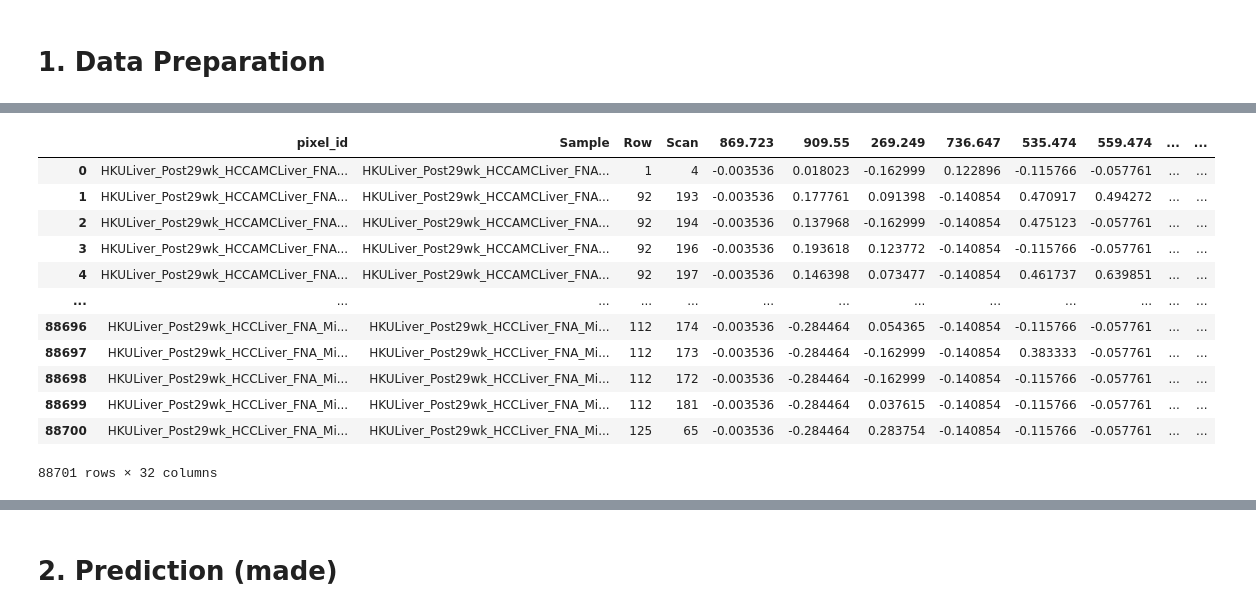
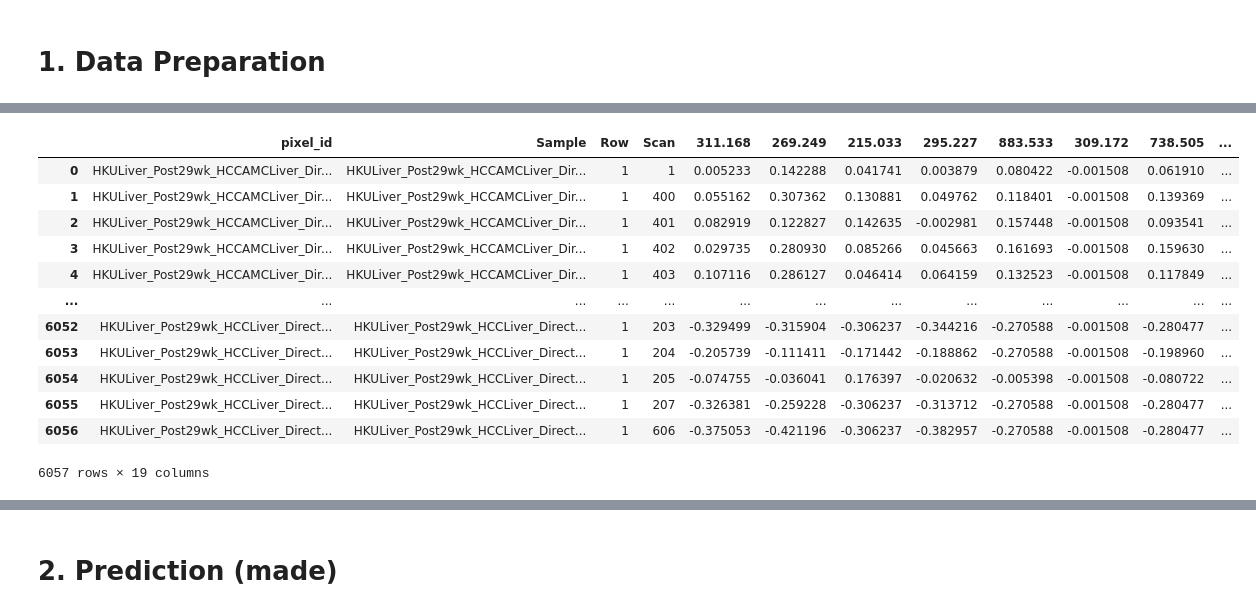
Before and after one commit to TommyNHL/raMSIn, a Jupyter notebook: 9f_ML_Model-apply-0d001.ipynb, the cells around one changed output, grey strips where cells are left out. Saved outputs shown, nothing was run; the diff lists cells and outputs as text; code cells hidden in the pictures.

```diff
--- a/9f_ML_Model-apply-0d001.ipynb
+++ b/9f_ML_Model-apply-0d001.ipynb
@@ -146,26 +161,6 @@ df_ROI_ext.insert(1, 'Row', pop_column)
 pop_column = df_ROI_ext.pop('Sample')
 df_ROI_ext.insert(1, 'Sample', pop_column)
 
-df_ROI_ingested["Sample"] = 0
-df_ROI_ingested["Row"] = 0
-df_ROI_ingested["Scan"] = 0
-df_ROI_ingested_Sample = []
-df_ROI_ingested_Row = []
-df_ROI_ingested_Scan = []
-for i in range(len(df_ROI_ingested["pixel_id"])):
-    df_ROI_ingested_Sample.append("_".join(str(df_ROI_ingested["pixel_id"][i]).split("_")[:-2]))
-    df_ROI_ingested_Row.append(int(str(df_ROI_ingested["pixel_id"][i]).split("_")[-1]))
-    df_ROI_ingested_Scan.append(int(str(df_ROI_ingested["pixel_id"][i]).split("_")[-2]))
-df_ROI_ingested["Sample"] = df_ROI_ingested_Sample
-df_ROI_ingested["Row"] = df_ROI_ingested_Row
-df_ROI_ingested["Scan"] = df_ROI_ingested_Scan
-pop_column = df_ROI_ingested.pop('Scan')
-df_ROI_ingested.insert(1, 'Scan', pop_column)
-pop_column = df_ROI_ingested.pop('Row')
-df_ROI_ingested.insert(1, 'Row', pop_column)
-pop_column = df_ROI_ingested.pop('Sample')
-df_ROI_ingested.insert(1, 'Sample', pop_column)
-
 df_ROI_FNA["Sample"] = 0
 df_ROI_FNA["Row"] = 0
 df_ROI_FNA["Scan"] = 0
@@ -185,27 +180,47 @@ pop_column = df_ROI_FNA.pop('Row')
 df_ROI_FNA.insert(1, 'Row', pop_column)
 pop_column = df_ROI_FNA.pop('Sample')
 df_ROI_FNA.insert(1, 'Sample', pop_column)
+
+df_ROI_Di["Sample"] = 0
+df_ROI_Di["Row"] = 0
+df_ROI_Di["Scan"] = 0
+df_ROI_Di_Sample = []
+df_ROI_Di_Row = []
+df_ROI_Di_Scan = []
+for i in range(len(df_ROI_Di["pixel_id"])):
+    df_ROI_Di_Sample.append("_".join(str(df_ROI_Di["pixel_id"][i]).split("_")[:-2]))
+    df_ROI_Di_Row.append(int(str(df_ROI_Di["pixel_id"][i]).split("_")[-1]))
+    df_ROI_Di_Scan.append(int(str(df_ROI_Di["pixel_id"][i]).split("_")[-2]))
+df_ROI_Di["Sample"] = df_ROI_Di_Sample
+df_ROI_Di["Row"] = df_ROI_Di_Row
+df_ROI_Di["Scan"] = df_ROI_Di_Scan
+pop_column = df_ROI_Di.pop('Scan')
+df_ROI_Di.insert(1, 'Scan', pop_column)
+pop_column = df_ROI_Di.pop('Row')
+df_ROI_Di.insert(1, 'Row', pop_column)
+pop_column = df_ROI_Di.pop('Sample')
+df_ROI_Di.insert(1, 'Sample', pop_column)
 # %%
 df_ROI_train = df_ROI_train.sort_values("Sample", ascending = True).reset_index().drop(columns=["index"])
 df_ROI_ext = df_ROI_ext.sort_values("Sample", ascending = True).reset_index().drop(columns=["index"])
-df_ROI_ingested = df_ROI_ingested.sort_values("Sample", ascending = True).reset_index().drop(columns=["index"])
 df_ROI_FNA = df_ROI_FNA.sort_values("Sample", ascending = True).reset_index().drop(columns=["index"])
+df_ROI_Di = df_ROI_Di.sort_values("Sample", ascending = True).reset_index().drop(columns=["index"])
 # %%
-df_ROI_FNA
+df_ROI_Di
 # %% [output]
-|  | pixel_id | Sample | Row | Scan | 869.723 | 909.55 | 269.249 | 736.647 | 535.474 | 559.474 | ... | ... |
-| 0 | HKULiver_Post29wk_HCCAMCLiver_FNA... | HKULiver_Post29wk_HCCAMCLiver_FNA... | 1 | 4 | -0.003536 | 0.018023 | -0.162999 | 0.122896 | -0.115766 | -0.057761 | ... | ... |
-| 1 | HKULiver_Post29wk_HCCAMCLiver_FNA... | HKULiver_Post29wk_HCCAMCLiver_FNA... | 92 | 193 | -0.003536 | 0.177761 | 0.091398 | -0.140854 | 0.470917 | 0.494272 | ... | ... |
-| 2 | HKULiver_Post29wk_HCCAMCLiver_FNA... | HKULiver_Post29wk_HCCAMCLiver_FNA... | 92 | 194 | -0.003536 | 0.137968 | -0.162999 | -0.140854 | 0.475123 | -0.057761 | ... | ... |
-| 3 | HKULiver_Post29wk_HCCAMCLiver_FNA... | HKULiver_Post29wk_HCCAMCLiver_FNA... | 92 | 196 | -0.003536 | 0.193618 | 0.123772 | -0.140854 | -0.115766 | -0.057761 | ... | ... |
-| 4 | HKULiver_Post29wk_HCCAMCLiver_FNA... | HKULiver_Post29wk_HCCAMCLiver_FNA... | 92 | 197 | -0.003536 | 0.146398 | 0.073477 | -0.140854 | 0.461737 | 0.639851 | ... | ... |
+|  | pixel_id | Sample | Row | Scan | 311.168 | 269.249 | 215.033 | 295.227 | 883.533 | 309.172 | 738.505 | ... |
+| 0 | HKULiver_Post29wk_HCCAMCLiver_Dir... | HKULiver_Post29wk_HCCAMCLiver_Dir... | 1 | 1 | 0.005233 | 0.142288 | 0.041741 | 0.003879 | 0.080422 | -0.001508 | 0.061910 | ... |
+| 1 | HKULiver_Post29wk_HCCAMCLiver_Dir... | HKULiver_Post29wk_HCCAMCLiver_Dir... | 1 | 400 | 0.055162 | 0.307362 | 0.130881 | 0.049762 | 0.118401 | -0.001508 | 0.139369 | ... |
+| 2 | HKULiver_Post29wk_HCCAMCLiver_Dir... | HKULiver_Post29wk_HCCAMCLiver_Dir... | 1 | 401 | 0.082919 | 0.122827 | 0.142635 | -0.002981 | 0.157448 | -0.001508 | 0.093541 | ... |
+| 3 | HKULiver_Post29wk_HCCAMCLiver_Dir... | HKULiver_Post29wk_HCCAMCLiver_Dir... | 1 | 402 | 0.029735 | 0.280930 | 0.085266 | 0.045663 | 0.161693 | -0.001508 | 0.159630 | ... |
+| 4 | HKULiver_Post29wk_HCCAMCLiver_Dir... | HKULiver_Post29wk_HCCAMCLiver_Dir... | 1 | 403 | 0.107116 | 0.286127 | 0.046414 | 0.064159 | 0.132523 | -0.001508 | 0.117849 | ... |
 | ... | ... | ... | ... | ... | ... | ... | ... | ... | ... | ... | ... | ... |
-| 88696 | HKULiver_Post29wk_HCCLiver_FNA_Mi... | HKULiver_Post29wk_HCCLiver_FNA_Mi... | 112 | 174 | -0.003536 | -0.284464 | 0.054365 | -0.140854 | -0.115766 | -0.057761 | ... | ... |
-| 88697 | HKULiver_Post29wk_HCCLiver_FNA_Mi... | HKULiver_Post29wk_HCCLiver_FNA_Mi... | 112 | 173 | -0.003536 | -0.284464 | -0.162999 | -0.140854 | 0.383333 | -0.057761 | ... | ... |
-| 88698 | HKULiver_Post29wk_HCCLiver_FNA_Mi... | HKULiver_Post29wk_HCCLiver_FNA_Mi... | 112 | 172 | -0.003536 | -0.284464 | -0.162999 | -0.140854 | -0.115766 | -0.057761 | ... | ... |
-| 88699 | HKULiver_Post29wk_HCCLiver_FNA_Mi... | HKULiver_Post29wk_HCCLiver_FNA_Mi... | 112 | 181 | -0.003536 | -0.284464 | 0.037615 | -0.140854 | -0.115766 | -0.057761 | ... | ... |
-| 88700 | HKULiver_Post29wk_HCCLiver_FNA_Mi... | HKULiver_Post29wk_HCCLiver_FNA_Mi... | 125 | 65 | -0.003536 | -0.284464 | 0.283754 | -0.140854 | -0.115766 | -0.057761 | ... | ... |
+| 6052 | HKULiver_Post29wk_HCCLiver_Direct... | HKULiver_Post29wk_HCCLiver_Direct... | 1 | 203 | -0.329499 | -0.315904 | -0.306237 | -0.344216 | -0.270588 | -0.001508 | -0.280477 | ... |
+| 6053 | HKULiver_Post29wk_HCCLiver_Direct... | HKULiver_Post29wk_HCCLiver_Direct... | 1 | 204 | -0.205739 | -0.111411 | -0.171442 | -0.188862 | -0.270588 | -0.001508 | -0.198960 | ... |
+| 6054 | HKULiver_Post29wk_HCCLiver_Direct... | HKULiver_Post29wk_HCCLiver_Direct... | 1 | 205 | -0.074755 | -0.036041 | 0.176397 | -0.020632 | -0.005398 | -0.001508 | -0.080722 | ... |
+| 6055 | HKULiver_Post29wk_HCCLiver_Direct... | HKULiver_Post29wk_HCCLiver_Direct... | 1 | 207 | -0.326381 | -0.259228 | -0.306237 | -0.313712 | -0.270588 | -0.001508 | -0.280477 | ... |
+| 6056 | HKULiver_Post29wk_HCCLiver_Direct... | HKULiver_Post29wk_HCCLiver_Direct... | 1 | 606 | -0.375053 | -0.421196 | -0.306237 | -0.382957 | -0.270588 | -0.001508 | -0.280477 | ... |
-88701 rows × 32 columns
+6057 rows × 19 columns
 # %%
 HKULiver_Post29wk_HCCAMCLiver_Left_Mice03_Slide2_ROI = df_ROI_train.loc[df_ROI_train["Sample"] == "HKULiver_Post29wk_HCCAMCLiver_Left_Mice03_Slide2"].sort_values(["Row", "Scan"], ascending = [True, True]).reset_index().drop(columns=["index"])
 HKULiver_Post29wk_HCCAMCLiver_Left_Mice07_Slide3_ROI = df_ROI_train.loc[df_ROI_train["Sample"] == "HKULiver_Post29wk_HCCAMCLiver_Left_Mice07_Slide3"].sort_values(["Row", "Scan"], ascending = [True, True]).reset_index().drop(columns=["index"])
```
Also changed, not shown: parts of 33 cells of this notebook, 32 other files.
